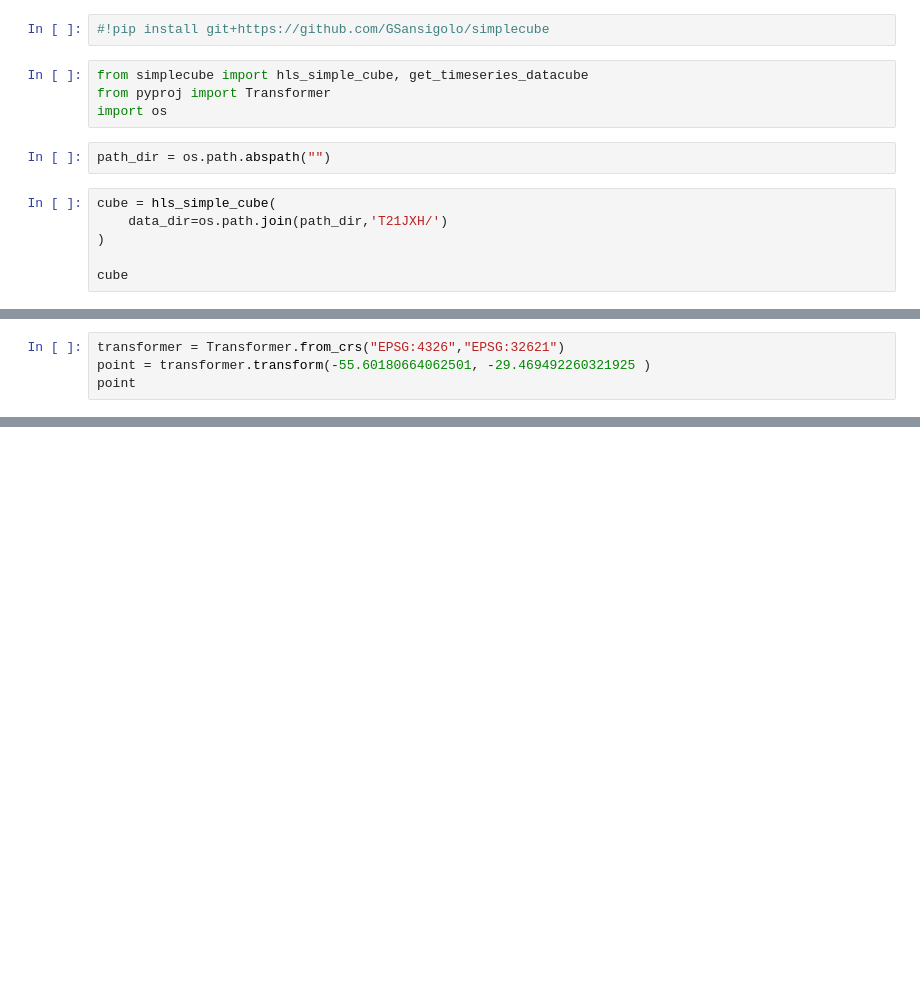
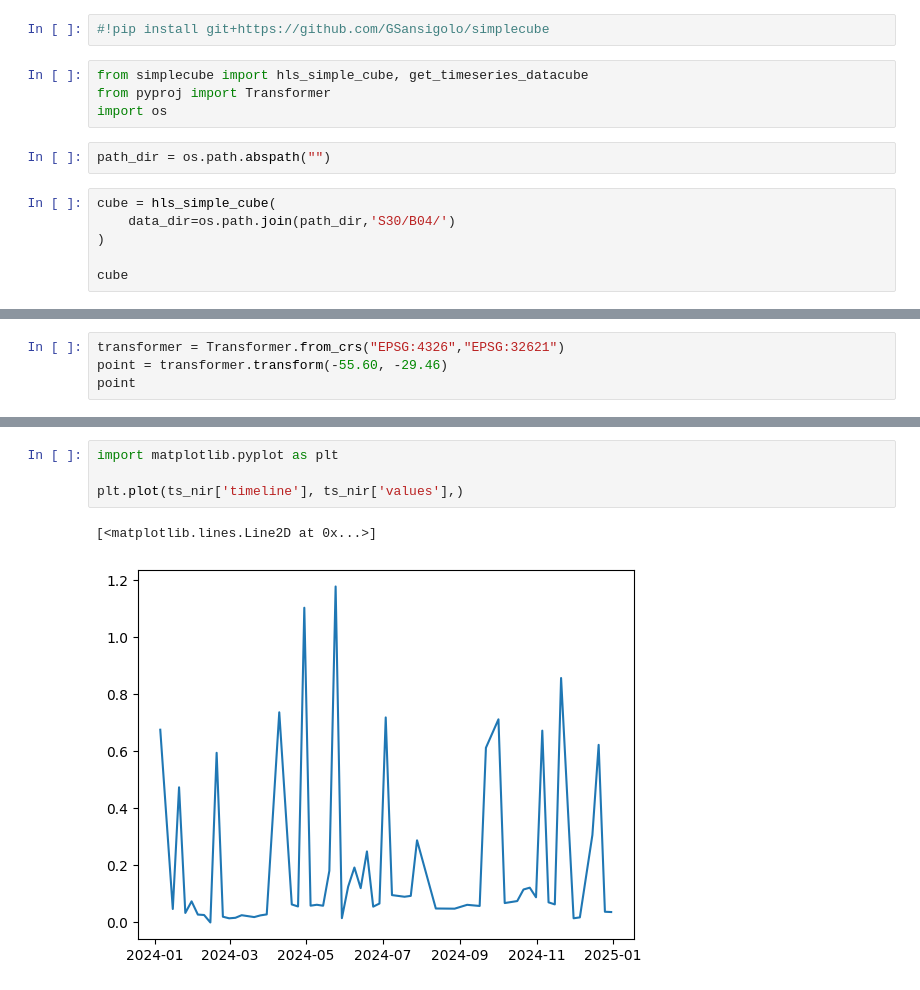
Before and after one commit to GSansigolo/simplecube, a Jupyter notebook: notebooks/simplecube-hls-timeseries.ipynb, the cells around one changed output, grey strips where cells are left out. Cells and saved outputs as stored; diff of their text form; blank space fills up the shorter version.

```diff
--- a/notebooks/simplecube-hls-timeseries.ipynb
+++ b/notebooks/simplecube-hls-timeseries.ipynb
@@ -31,7 +31,7 @@ import os
 path_dir = os.path.abspath("")
 # %%
 cube = hls_simple_cube(
-    data_dir=os.path.join(path_dir,'T21JXH/')
+    data_dir=os.path.join(path_dir,'S30/B04/')
 )
 
 cube
@@ -49,5 +49,5 @@ Data variables:
 # %%
 transformer = Transformer.from_crs("EPSG:4326","EPSG:32621")
-point = transformer.transform(-55.60180664062501, -29.469492260321925 )
+point = transformer.transform(-55.60, -29.46)
 point
 # %% [output]
@@ -66,0 +60,7 @@ ts_nir
+# %%
+import matplotlib.pyplot as plt
+
+plt.plot(ts_nir['timeline'], ts_nir['values'],)
+# %% [output]
+[<matplotlib.lines.Line2D at 0x...>]
+[figure, added]
```
Also changed, not shown: parts of 3 cells of this notebook, 4 other files.
